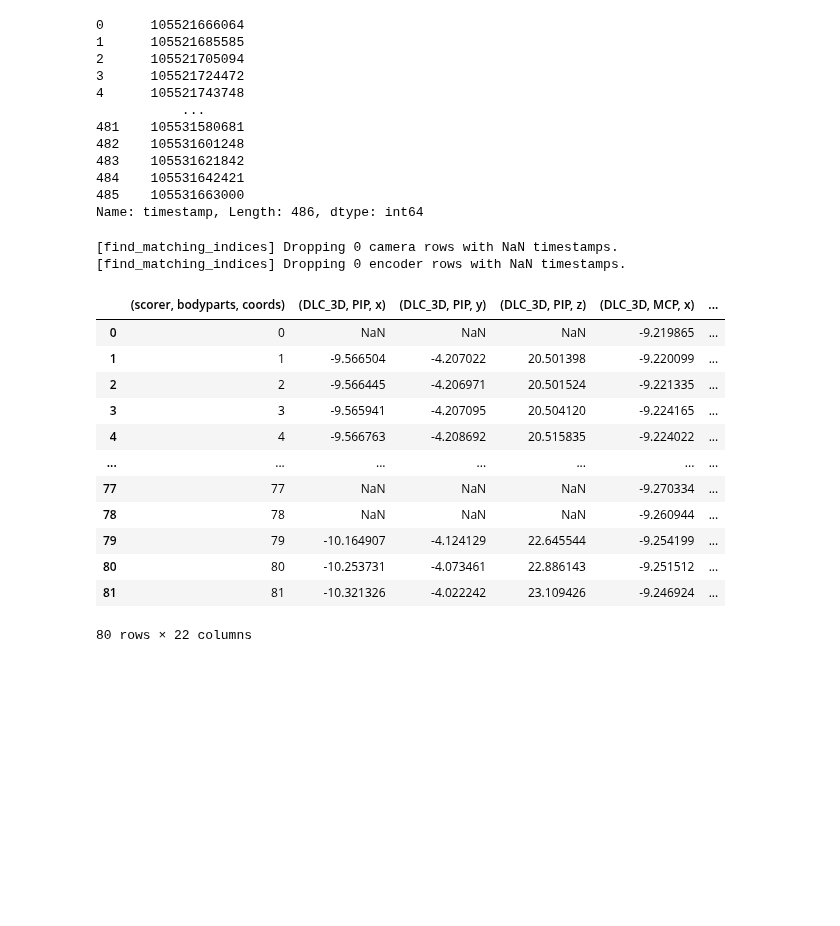
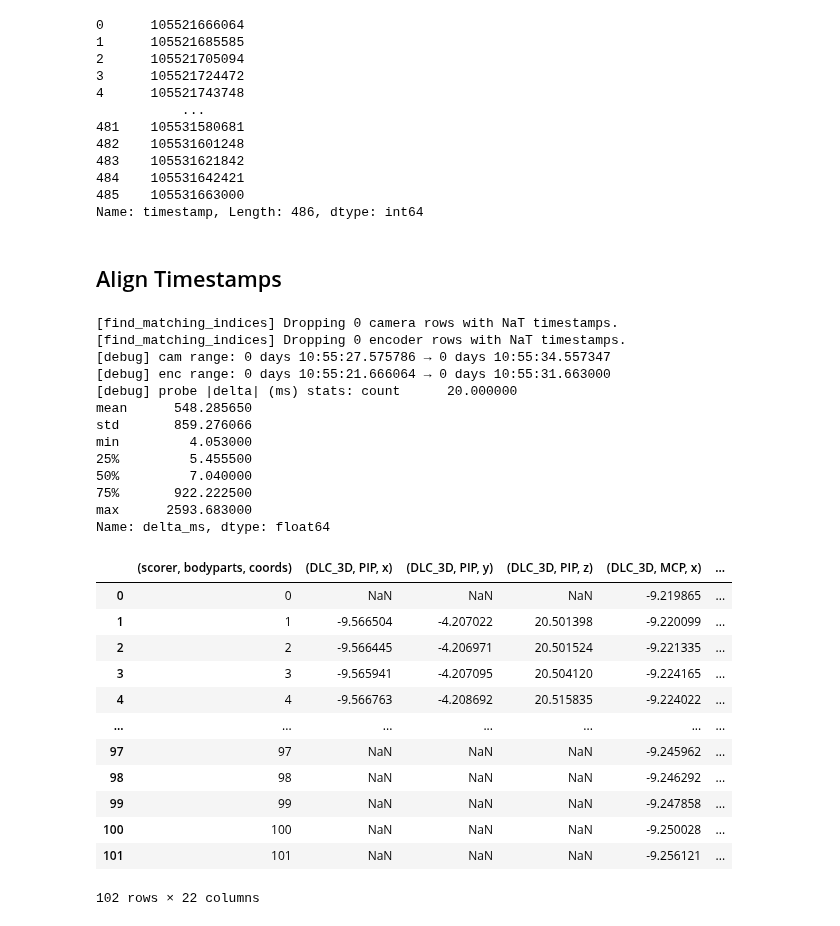
Before and after one commit to neuralengatberkeley/Strain-Sensor-, a Jupyter notebook: Code/analysis/camera_encoder_cal.ipynb, the cells around one changed output. Saved outputs shown, nothing was run; the diff lists cells and outputs as text; code cells hidden in the pictures; blank space fills up the shorter version.

```diff
--- a/Code/analysis/camera_encoder_cal.ipynb
+++ b/Code/analysis/camera_encoder_cal.ipynb
@@ -22,8 +24,8 @@ cam_timestamp = os.path.join(
     "CSV Data/8_13_25/2025_08_13_10_55_23/flir_data.mat"
 )
 # %%
-#load DLC 3d coordinates from triangulation
-calc = DLC3DBendAngles(cam)
+#load DLC 3d coordinates from DLC triangulation
+cam = DLC3DBendAngles(cam)
 
 # Load only variables starting with 'ts' -> timestamp data
 df_ts = calc.load_mat_as_df(cam_timestamp, prefix="ts")
@@ -35,7 +37,7 @@ DataFrame 1: 140 rows
 DataFrame 2: 140 rows
 # %%
 #add camera timestamp columns to 3d dlc data
-calc.add_dataframe(df_ts)
+cam.add_dataframe(df_ts)
 # %% [output]
 |  | scorer | DLC_3D |  |  |  |  |  |  |  |  |  | ... |
 |  | bodyparts | PIP |  |  | MCP |  |  | hand |  |  | forearm | ... |
@@ -162,38 +170,55 @@ df_renc["timestamp"]
 484    105531642421
 485    105531663000
 Name: timestamp, Length: 486, dtype: int64
+# %% [markdown]
+## Align Timestamps
 # %%
-# Step 1: compute matches
-calc.find_matching_indices(
+cam.find_matching_indices(
     encoder_df=df_renc,
-    cam_time_col=("ts_25183199", "", ""),   # or "ts_25183199" (substring ok)
+    cam_time_col=("ts_25183199", "", ""),  # or "ts_25183199"
     enc_time_col="timestamp",
-    tolerance=10000,
+
+    #--------------- set a timestamp difference threshold here ------------------
+
+    tolerance="1000ms",     # <-- was 10000; use an explicit window for clarity
+
+    #--------------- set a timestamp difference threshold here ------------------
+
     direction="nearest",
 )
 
-# Step 2: attach encoder columns
-calc.attach_encoder_using_match(
+cam.attach_encoder_using_match(
     encoder_df=df_renc,
-    columns=None,           # or e.g. ['pos', 'vel']
+    columns=None,
     suffix="_renc",
     keep_time_delta=True,
     drop_unmatched=True,
 )
 # %% [output]
-[find_matching_indices] Dropping 0 camera rows with NaN timestamps.
-[find_matching_indices] Dropping 0 encoder rows with NaN timestamps.
+[find_matching_indices] Dropping 0 camera rows with NaT timestamps.
+[find_matching_indices] Dropping 0 encoder rows with NaT timestamps.
+[debug] cam range: 0 days 10:55:27.575786 → 0 days 10:55:34.557347
+[debug] enc range: 0 days 10:55:21.666064 → 0 days 10:55:31.663000
+[debug] probe |delta| (ms) stats: count      20.000000
+mean      548.285650
+std       859.276066
+min         4.053000
+25%         5.455500
+50%         7.040000
+75%       922.222500
+max      2593.683000
+Name: delta_ms, dtype: float64
 |  | (scorer, bodyparts, coords) | (DLC_3D, PIP, x) | (DLC_3D, PIP, y) | (DLC_3D, PIP, z) | (DLC_3D, MCP, x) | ... |
 | 0 | 0 | NaN | NaN | NaN | -9.219865 | ... |
 | 1 | 1 | -9.566504 | -4.207022 | 20.501398 | -9.220099 | ... |
 | 2 | 2 | -9.566445 | -4.206971 | 20.501524 | -9.221335 | ... |
 | 3 | 3 | -9.565941 | -4.207095 | 20.504120 | -9.224165 | ... |
 | 4 | 4 | -9.566763 | -4.208692 | 20.515835 | -9.224022 | ... |
 | ... | ... | ... | ... | ... | ... | ... |
-| 77 | 77 | NaN | NaN | NaN | -9.270334 | ... |
-| 78 | 78 | NaN | NaN | NaN | -9.260944 | ... |
-| 79 | 79 | -10.164907 | -4.124129 | 22.645544 | -9.254199 | ... |
-| 80 | 80 | -10.253731 | -4.073461 | 22.886143 | -9.251512 | ... |
-| 81 | 81 | -10.321326 | -4.022242 | 23.109426 | -9.246924 | ... |
+| 97 | 97 | NaN | NaN | NaN | -9.245962 | ... |
+| 98 | 98 | NaN | NaN | NaN | -9.246292 | ... |
+| 99 | 99 | NaN | NaN | NaN | -9.247858 | ... |
+| 100 | 100 | NaN | NaN | NaN | -9.250028 | ... |
+| 101 | 101 | NaN | NaN | NaN | -9.256121 | ... |
-80 rows × 22 columns
+102 rows × 22 columns
 # %%
```
Also changed, not shown: parts of 10 cells of this notebook, 1 other file.
